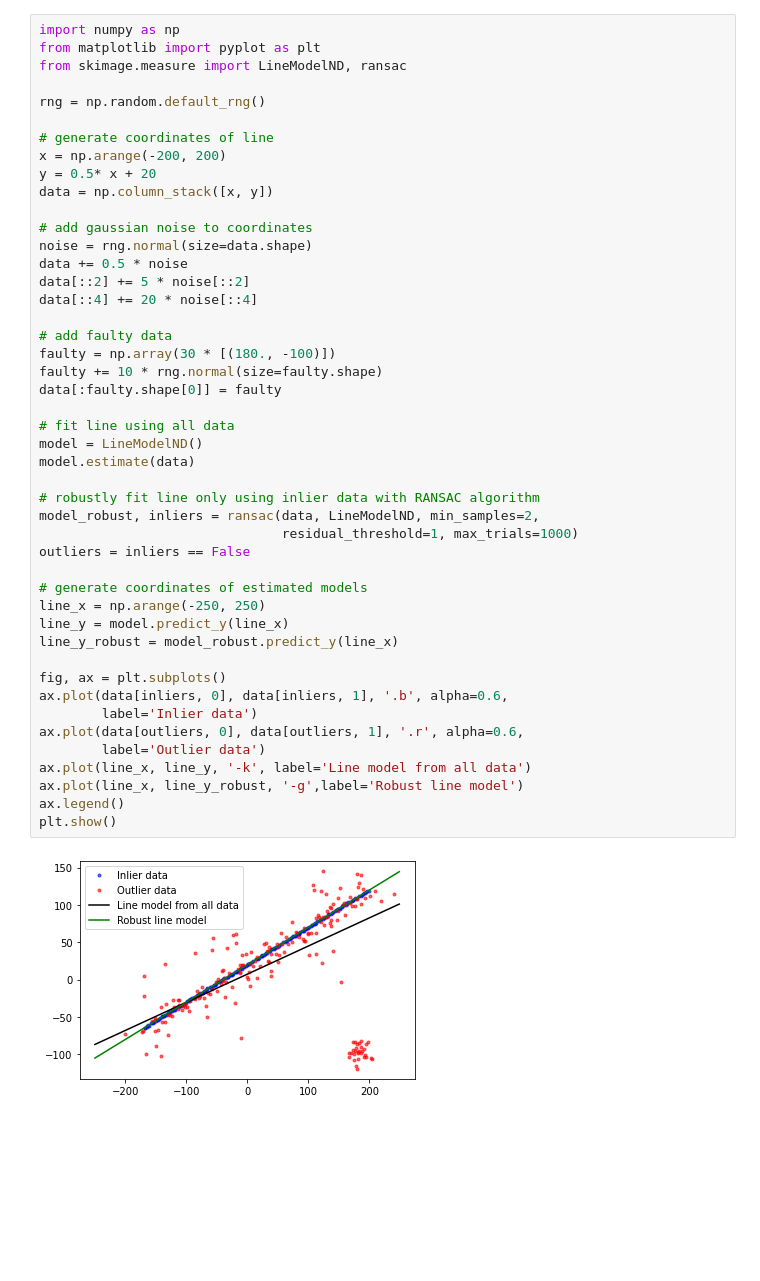
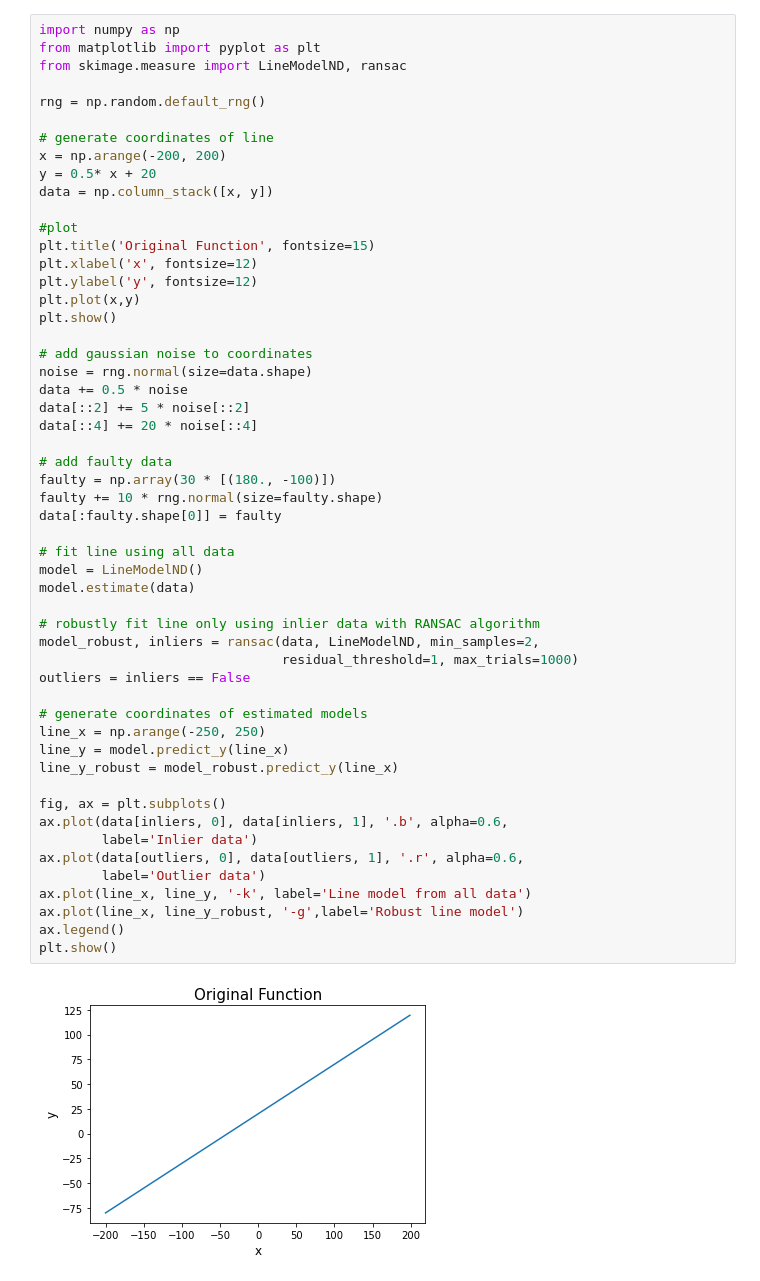
Before and after one commit to razrez/robotics, a Jupyter notebook: hw3/hw3.ipynb, the cells around one changed output. Drawn from its saved outputs; the diff is of its cells as text; blank space fills up the shorter version.

```diff
--- a/hw3/hw3.ipynb
+++ b/hw3/hw3.ipynb
@@ -9,6 +9,13 @@ rng = np.random.default_rng()
 x = np.arange(-200, 200)
 y = 0.5* x + 20
 data = np.column_stack([x, y])
+
+#plot
+plt.title('Original Function', fontsize=15)
+plt.xlabel('x', fontsize=12)
+plt.ylabel('y', fontsize=12)
+plt.plot(x,y)
+plt.show()
 
 # add gaussian noise to coordinates
 noise = rng.normal(size=data.shape)
@@ -18,31 +25,31 @@ data[::4] += 20 * noise[::4]
 
 # add faulty data
 faulty = np.array(30 * [(180., -100)])
 faulty += 10 * rng.normal(size=faulty.shape)
 data[:faulty.shape[0]] = faulty
 
 # fit line using all data
 model = LineModelND()
 model.estimate(data)
 
 # robustly fit line only using inlier data with RANSAC algorithm
 model_robust, inliers = ransac(data, LineModelND, min_samples=2,
                                residual_threshold=1, max_trials=1000)
 outliers = inliers == False
 
 # generate coordinates of estimated models
 line_x = np.arange(-250, 250)
 line_y = model.predict_y(line_x)
 line_y_robust = model_robust.predict_y(line_x)
 
 fig, ax = plt.subplots()
 ax.plot(data[inliers, 0], data[inliers, 1], '.b', alpha=0.6,
         label='Inlier data')
 ax.plot(data[outliers, 0], data[outliers, 1], '.r', alpha=0.6,
         label='Outlier data')
 ax.plot(line_x, line_y, '-k', label='Line model from all data')
 ax.plot(line_x, line_y_robust, '-g',label='Robust line model')
 ax.legend()
 plt.show()
 # %% [output]
-[figure, old version]
+[figure, new version]
```
Also changed, not shown: parts of 1 cell of this notebook, 2 other files.
